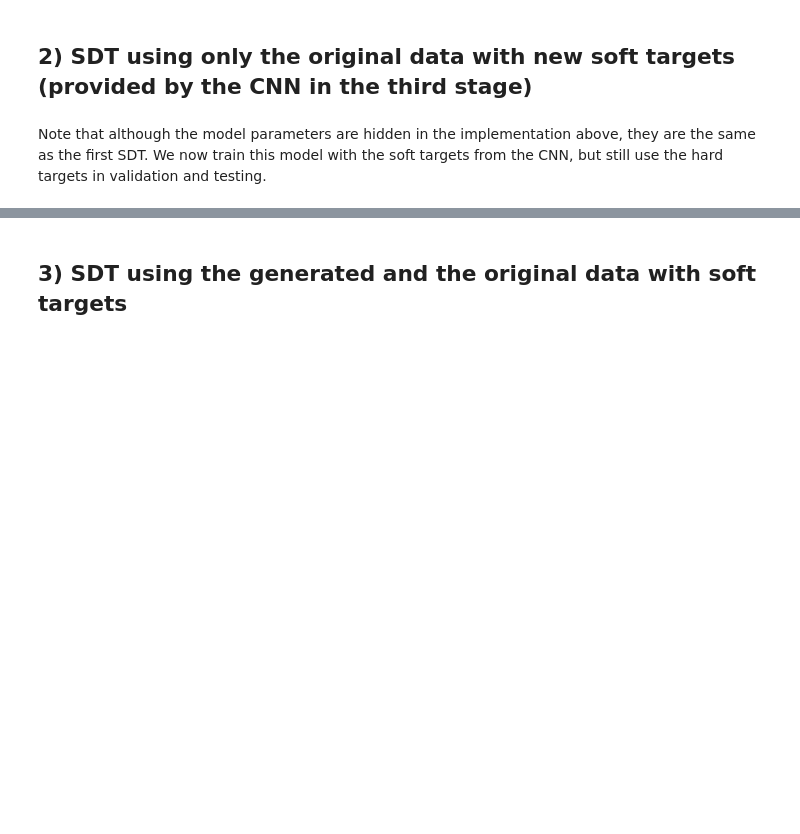
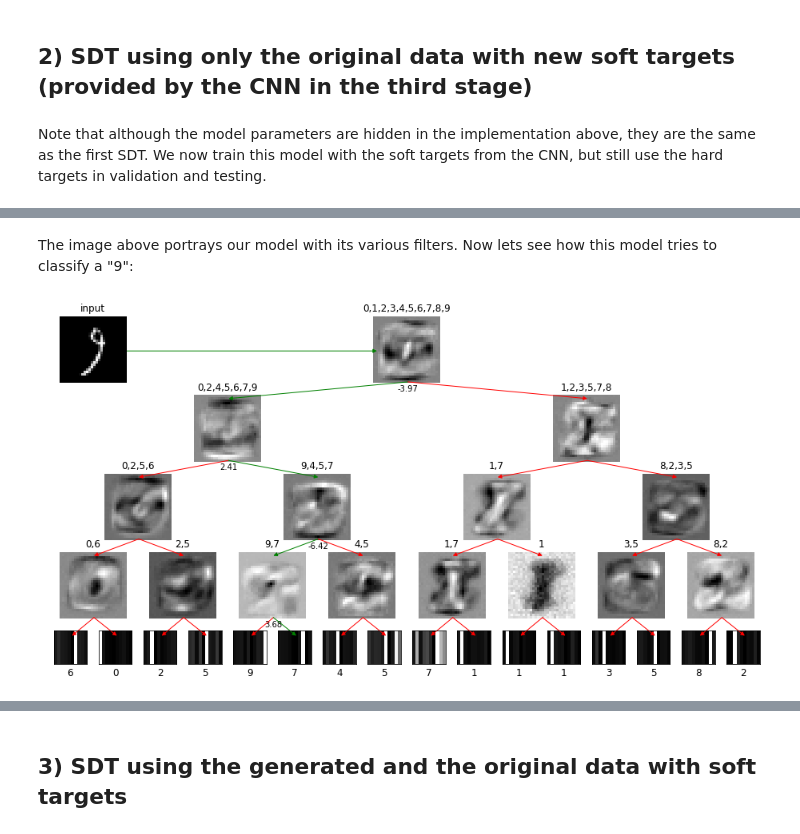
Before and after one commit to zanderbraam/vitrify, a Jupyter notebook: notebooks/vitrify_mnist.ipynb, the cells around one changed output, grey strips where cells are left out. Cells and saved outputs as stored; diff of their text form; code cells hidden in the pictures; blank space fills up the shorter version.

```diff
--- a/notebooks/vitrify_mnist.ipynb
+++ b/notebooks/vitrify_mnist.ipynb
@@ -415,0 +423,12 @@ By using the soft targets, we increased the accuracy of our interpretable SDT fr
+# %% [markdown]
+The image above portrays our model with its various filters. Now lets see how this model tries to classify a "9":
+# %%
+# This is the digit we wish to see for our model
+digit = 9
+
+sample_index = np.random.choice(np.where(np.argmax(data["y_test_one_hot"], axis=1) == digit)[0])
+input_img = data["x_test"][sample_index]
+
+draw_tree(sdt_cnn, n_rows, n_cols, input_img=input_img)
+# %% [output]
+[figure, added]
```
Also changed, not shown: parts of 65 cells of this notebook, 11 other files.
